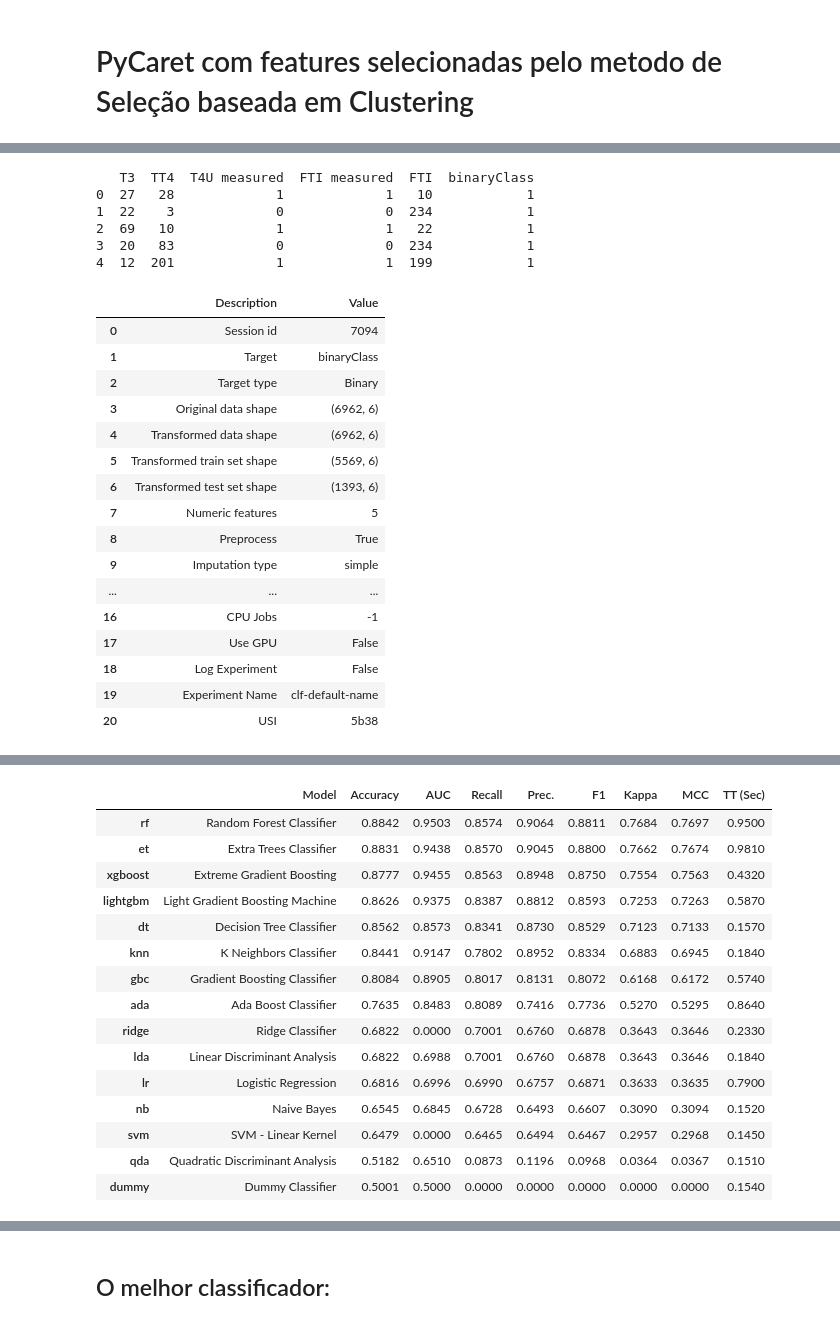
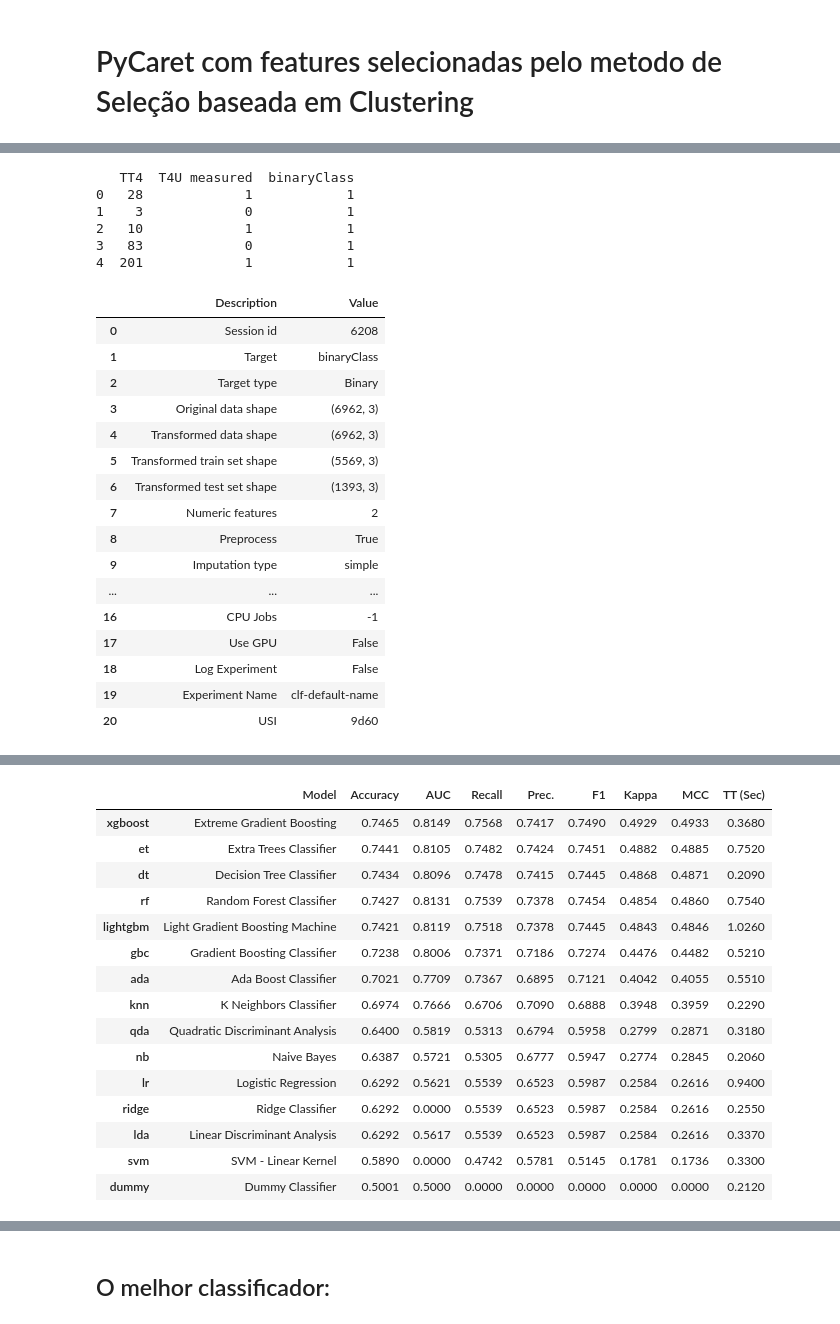
Before and after one commit to cilab-ufersa/thyroid_disease_AI, a Jupyter notebook: thyroid_disease_AI/notebooks/PyCaret_Features(Clustering).ipynb, the cells around one changed output, grey strips where cells are left out. Cells and saved outputs as stored; diff of their text form; code cells hidden in the pictures.

Commit message:
feat: update features clustering in PyCaret

```diff
--- a/thyroid_disease_AI/notebooks/PyCaret_Features(Clustering).ipynb
+++ b/thyroid_disease_AI/notebooks/PyCaret_Features(Clustering).ipynb
@@ -7,27 +7,37 @@ import pandas as pd
 from imblearn.over_sampling import SMOTE
 from IPython.display import display, Markdown
 # %%
-                # 3 clusters(1, 2, 3, 4)
-list_clusters = [['T3', 'TT4', 'T4U measured', 'FTI measured', 'FTI'],
+                # 3 clusters(1, 2, 3, 4, 5, 6)
+list_clusters = [['TT4', 'T4U measured'],
+                 ['TT4', 'T4U measured', 'FTI measured'],
+                 ['T3', 'TT4', 'T4U measured', 'FTI measured', 'FTI'],
                  ['TSH', 'T3', 'TT4 measured', 'TT4', 'T4U measured', 'T4U', 'FTI measured', 'FTI'],
                  ['on thyroxine', 'TSH', 'T3 measured', 'T3', 'TT4 measured', 'TT4', 'T4U measured', 'T4U', 'FTI measured', 'FTI'],
                  ['on thyroxine', 'query hyperthyroid', 'psych', 'TSH', 'T3 measured', 'T3', 'TT4 measured', 'TT4', 'T4U measured', 'T4U', 'FTI measured', 'FTI'],
-                 # 5 clusters(5, 6, 7, 8)
+                 # 5 clusters(7, 8, 9, 10, 11, 12)
+                 ['T3 measured', 'TT4 measured'],
+                 ['T3 measured', 'TT4 measured', 'TT4'],
                  ['pregnant', 'psych', 'T3 measured', 'TT4 measured', 'TT4'],
                  ['pregnant', 'psych', 'T3 measured', 'T3', 'TT4 measured', 'TT4', 'T4U', 'FTI'],
                  ['pregnant', 'psych', 'TSH measured', 'TSH', 'T3 measured', 'T3', 'TT4 measured', 'TT4', 'T4U', 'FTI'],
                  ['pregnant', 'query hyperthyroid', 'lithium', 'psych', 'TSH measured', 'TSH', 'T3 measured', 'T3', 'TT4 measured', 'TT4', 'T4U', 'FTI'],
-                 # 8 clusters(9, 10, 11, 12)
+                 # 8 clusters(13, 14, 15, 16, 17, 18)
+                 ['T3 measured', 'TT4 measured'],
+                 ['T3 measured', 'TT4', 'T4U measured'],
                  ['I131 treatment', 'T3 measured', 'TT4', 'T4U measured', 'FTI'],
                  ['I131 treatment', 'psych', 'TSH', 'T3 measured', 'T3', 'TT4', 'T4U measured', 'FTI'],
                  ['I131 treatment', 'psych', 'TSH', 'T3 measured', 'T3', 'TT4', 'T4U measured', 'T4U', 'FTI measured', 'FTI'],
                  ['I131 treatment', 'query hyperthyroid', 'psych', 'TSH', 'T3 measured', 'T3', 'TT4 measured', 'TT4', 'T4U measured', 'T4U', 'FTI measured', 'FTI'],
-                 # 10 clusters(13, 14, 15, 16)
+                 # 10 clusters(19, 20, 21, 22, 23, 24)
+                 ['TT4 measured', 'T4U measured'],
+                 ['pregnant', 'TT4 measured', 'T4U measured'],
                  ['sick', 'pregnant', 'T3 measured', 'TT4 measured', 'T4U measured'],
                  ['sick', 'pregnant', 'lithium', 'T3 measured', 'TT4 measured', 'TT4', 'T4U measured', 'FTI'],
                  ['sick', 'pregnant', 'I131 treatment', 'lithium', 'T3 measured', 'T3', 'TT4 measured', 'TT4', 'T4U measured', 'FTI'],
                  ['sick', 'pregnant', 'I131 treatment', 'lithium', 'TSH measured', 'TSH', 'T3 measured', 'T3', 'TT4 measured', 'TT4', 'T4U measured', 'FTI'],
-                 # 12 clusters(17, 18, 19, 20)
+                 # 12 clusters(25, 26, 27, 28, 29, 30)
+                 ['TT4 measured', 'T4U measured'],
+                 ['sick', 'TT4 measured', 'T4U measured'],
                  ['sick', 'I131 treatment', 'T3 measured', 'TT4 measured', 'T4U measured'],
                  ['on antithyroid medication', 'sick', 'I131 treatment', 'lithium', 'T3 measured', 'TT4 measured', 'TT4', 'T4U measured'],
                  ['on antithyroid medication', 'sick', 'I131 treatment', 'lithium', 'goitre', 'psych', 'T3 measured', 'TT4 measured', 'TT4', 'T4U measured'],
@@ -59,7 +69,7 @@ for features in list_clusters:
     final_dataset = pd.concat([dataset_b, classes], axis=1)
 
     num_features = len(features)
-    if cont <=20:
+    if cont <=30:
       cont+=1
     print('\n')
     texto = f'({cont}) - {num_features} features: '
@@ -81,42 +91,42 @@ for features in list_clusters:
-   T3  TT4  T4U measured  FTI measured  FTI  binaryClass
-0  27   28             1             1   10            1
-1  22    3             0             0  234            1
-2  69   10             1             1   22            1
-3  20   83             0             0  234            1
-4  12  201             1             1  199            1
+   TT4  T4U measured  binaryClass
+0   28             1            1
+1    3             0            1
+2   10             1            1
+3   83             0            1
+4  201             1            1
 |  | Description | Value |
-| 0 | Session id | 7094 |
+| 0 | Session id | 6208 |
 | 1 | Target | binaryClass |
 | 2 | Target type | Binary |
-| 3 | Original data shape | (6962, 6) |
-| 4 | Transformed data shape | (6962, 6) |
-| 5 | Transformed train set shape | (5569, 6) |
-| 6 | Transformed test set shape | (1393, 6) |
-| 7 | Numeric features | 5 |
+| 3 | Original data shape | (6962, 3) |
+| 4 | Transformed data shape | (6962, 3) |
+| 5 | Transformed train set shape | (5569, 3) |
+| 6 | Transformed test set shape | (1393, 3) |
+| 7 | Numeric features | 2 |
 | 8 | Preprocess | True |
 | 9 | Imputation type | simple |
 | ... | ... | ... |
 | 16 | CPU Jobs | -1 |
 | 17 | Use GPU | False |
 | 18 | Log Experiment | False |
 | 19 | Experiment Name | clf-default-name |
-| 20 | USI | 5b38 |
+| 20 | USI | 9d60 |
 [interactive output not drawn]
 |  | Model | Accuracy | AUC | Recall | Prec. | F1 | Kappa | MCC | TT (Sec) |
-| rf | Random Forest Classifier | 0.8842 | 0.9503 | 0.8574 | 0.9064 | 0.8811 | 0.7684 | 0.7697 | 0.9500 |
-| et | Extra Trees Classifier | 0.8831 | 0.9438 | 0.8570 | 0.9045 | 0.8800 | 0.7662 | 0.7674 | 0.9810 |
-| xgboost | Extreme Gradient Boosting | 0.8777 | 0.9455 | 0.8563 | 0.8948 | 0.8750 | 0.7554 | 0.7563 | 0.4320 |
-| lightgbm | Light Gradient Boosting Machine | 0.8626 | 0.9375 | 0.8387 | 0.8812 | 0.8593 | 0.7253 | 0.7263 | 0.5870 |
-| dt | Decision Tree Classifier | 0.8562 | 0.8573 | 0.8341 | 0.8730 | 0.8529 | 0.7123 | 0.7133 | 0.1570 |
-| knn | K Neighbors Classifier | 0.8441 | 0.9147 | 0.7802 | 0.8952 | 0.8334 | 0.6883 | 0.6945 | 0.1840 |
-| gbc | Gradient Boosting Classifier | 0.8084 | 0.8905 | 0.8017 | 0.8131 | 0.8072 | 0.6168 | 0.6172 | 0.5740 |
-| ada | Ada Boost Classifier | 0.7635 | 0.8483 | 0.8089 | 0.7416 | 0.7736 | 0.5270 | 0.5295 | 0.8640 |
-| ridge | Ridge Classifier | 0.6822 | 0.0000 | 0.7001 | 0.6760 | 0.6878 | 0.3643 | 0.3646 | 0.2330 |
-| lda | Linear Discriminant Analysis | 0.6822 | 0.6988 | 0.7001 | 0.6760 | 0.6878 | 0.3643 | 0.3646 | 0.1840 |
-| lr | Logistic Regression | 0.6816 | 0.6996 | 0.6990 | 0.6757 | 0.6871 | 0.3633 | 0.3635 | 0.7900 |
-| nb | Naive Bayes | 0.6545 | 0.6845 | 0.6728 | 0.6493 | 0.6607 | 0.3090 | 0.3094 | 0.1520 |
-| svm | SVM - Linear Kernel | 0.6479 | 0.0000 | 0.6465 | 0.6494 | 0.6467 | 0.2957 | 0.2968 | 0.1450 |
-| qda | Quadratic Discriminant Analysis | 0.5182 | 0.6510 | 0.0873 | 0.1196 | 0.0968 | 0.0364 | 0.0367 | 0.1510 |
-| dummy | Dummy Classifier | 0.5001 | 0.5000 | 0.0000 | 0.0000 | 0.0000 | 0.0000 | 0.0000 | 0.1540 |
+| xgboost | Extreme Gradient Boosting | 0.7465 | 0.8149 | 0.7568 | 0.7417 | 0.7490 | 0.4929 | 0.4933 | 0.3680 |
+| et | Extra Trees Classifier | 0.7441 | 0.8105 | 0.7482 | 0.7424 | 0.7451 | 0.4882 | 0.4885 | 0.7520 |
+| dt | Decision Tree Classifier | 0.7434 | 0.8096 | 0.7478 | 0.7415 | 0.7445 | 0.4868 | 0.4871 | 0.2090 |
+| rf | Random Forest Classifier | 0.7427 | 0.8131 | 0.7539 | 0.7378 | 0.7454 | 0.4854 | 0.4860 | 0.7540 |
+| lightgbm | Light Gradient Boosting Machine | 0.7421 | 0.8119 | 0.7518 | 0.7378 | 0.7445 | 0.4843 | 0.4846 | 1.0260 |
+| gbc | Gradient Boosting Classifier | 0.7238 | 0.8006 | 0.7371 | 0.7186 | 0.7274 | 0.4476 | 0.4482 | 0.5210 |
+| ada | Ada Boost Classifier | 0.7021 | 0.7709 | 0.7367 | 0.6895 | 0.7121 | 0.4042 | 0.4055 | 0.5510 |
+| knn | K Neighbors Classifier | 0.6974 | 0.7666 | 0.6706 | 0.7090 | 0.6888 | 0.3948 | 0.3959 | 0.2290 |
+| qda | Quadratic Discriminant Analysis | 0.6400 | 0.5819 | 0.5313 | 0.6794 | 0.5958 | 0.2799 | 0.2871 | 0.3180 |
+| nb | Naive Bayes | 0.6387 | 0.5721 | 0.5305 | 0.6777 | 0.5947 | 0.2774 | 0.2845 | 0.2060 |
+| lr | Logistic Regression | 0.6292 | 0.5621 | 0.5539 | 0.6523 | 0.5987 | 0.2584 | 0.2616 | 0.9400 |
+| ridge | Ridge Classifier | 0.6292 | 0.0000 | 0.5539 | 0.6523 | 0.5987 | 0.2584 | 0.2616 | 0.2550 |
+| lda | Linear Discriminant Analysis | 0.6292 | 0.5617 | 0.5539 | 0.6523 | 0.5987 | 0.2584 | 0.2616 | 0.3370 |
+| svm | SVM - Linear Kernel | 0.5890 | 0.0000 | 0.4742 | 0.5781 | 0.5145 | 0.1781 | 0.1736 | 0.3300 |
+| dummy | Dummy Classifier | 0.5001 | 0.5000 | 0.0000 | 0.0000 | 0.0000 | 0.0000 | 0.0000 | 0.2120 |
 [interactive output not drawn]
 <h2>O melhor classificador: </h2>
```
Also changed, not shown: parts of 3 cells of this notebook.
